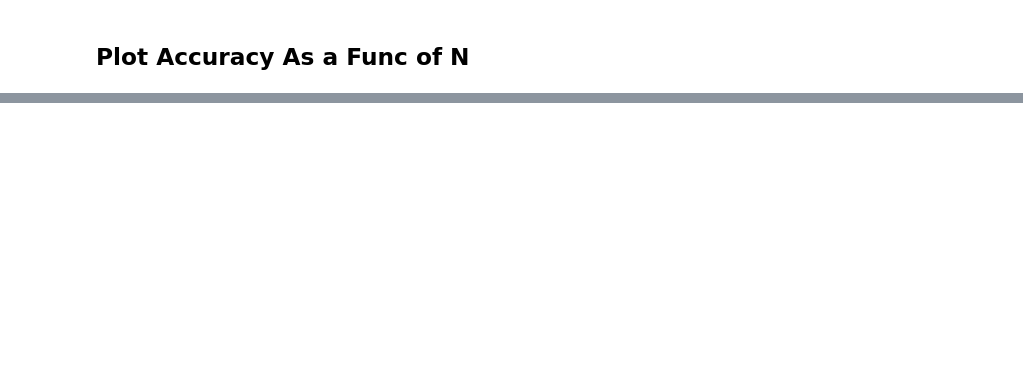
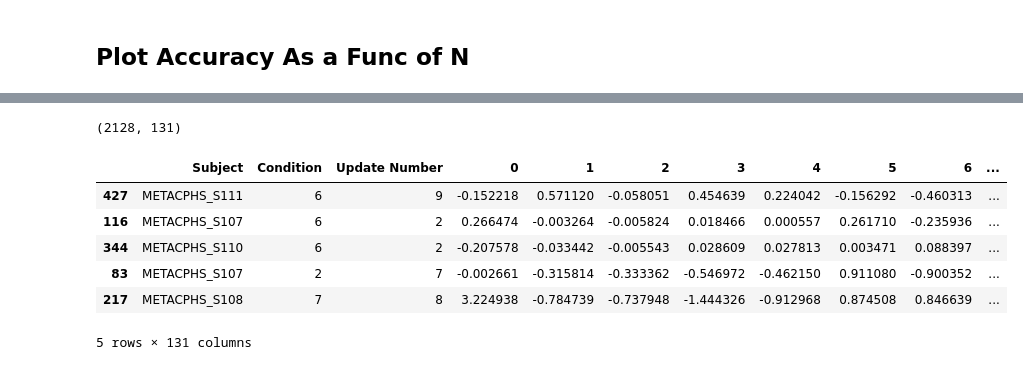
Before and after one commit to kdmalc/personalization-privacy-risk, a Jupyter notebook: 107_Dec_Model_Per_Cond.ipynb, the cells around one changed output, grey strips where cells are left out. Cells and saved outputs as stored; diff of their text form; code cells hidden in the pictures; blank space fills up the shorter version.

```diff
--- a/107_Dec_Model_Per_Cond.ipynb
+++ b/107_Dec_Model_Per_Cond.ipynb
@@ -236,0 +301,15 @@ NameError: name 'lr_df' is not defined
+# %%
+# Shuffle the DF
+full_dec_df = pd.concat((neg_dec_expanded_df, neg_dec_expanded_df))
+shuffled_dec_df = full_dec_df.sample(frac=1)
+print(shuffled_dec_df.shape)
+shuffled_dec_df.head()
+# %% [output]
+(2128, 131)
+|  | Subject | Condition | Update Number | 0 | 1 | 2 | 3 | 4 | 5 | 6 | ... |
+| 427 | METACPHS_S111 | 6 | 9 | -0.152218 | 0.571120 | -0.058051 | 0.454639 | 0.224042 | -0.156292 | -0.460313 | ... |
+| 116 | METACPHS_S107 | 6 | 2 | 0.266474 | -0.003264 | -0.005824 | 0.018466 | 0.000557 | 0.261710 | -0.235936 | ... |
+| 344 | METACPHS_S110 | 6 | 2 | -0.207578 | -0.033442 | -0.005543 | 0.028609 | 0.027813 | 0.003471 | 0.088397 | ... |
+| 83 | METACPHS_S107 | 2 | 7 | -0.002661 | -0.315814 | -0.333362 | -0.546972 | -0.462150 | 0.911080 | -0.900352 | ... |
+| 217 | METACPHS_S108 | 7 | 8 | 3.224938 | -0.784739 | -0.737948 | -1.444326 | -0.912968 | 0.874508 | 0.846639 | ... |
+5 rows × 131 columns
```
Also changed, not shown: parts of 31 cells of this notebook.
